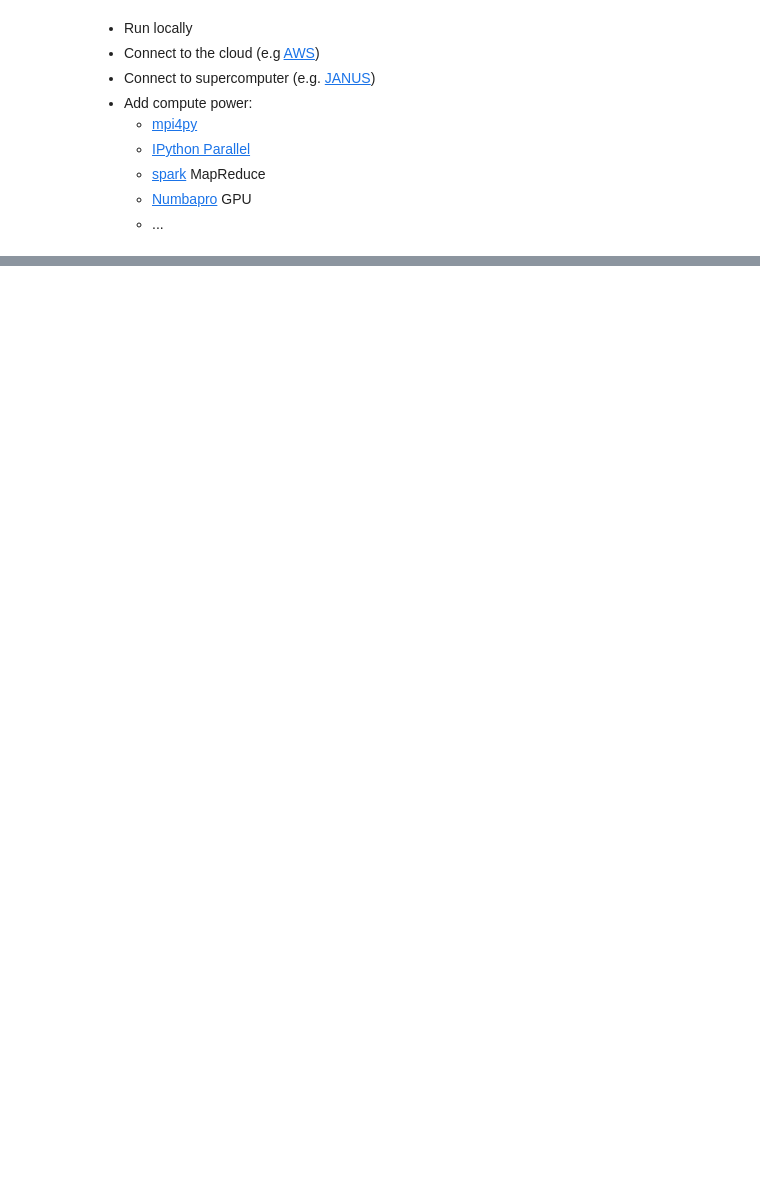
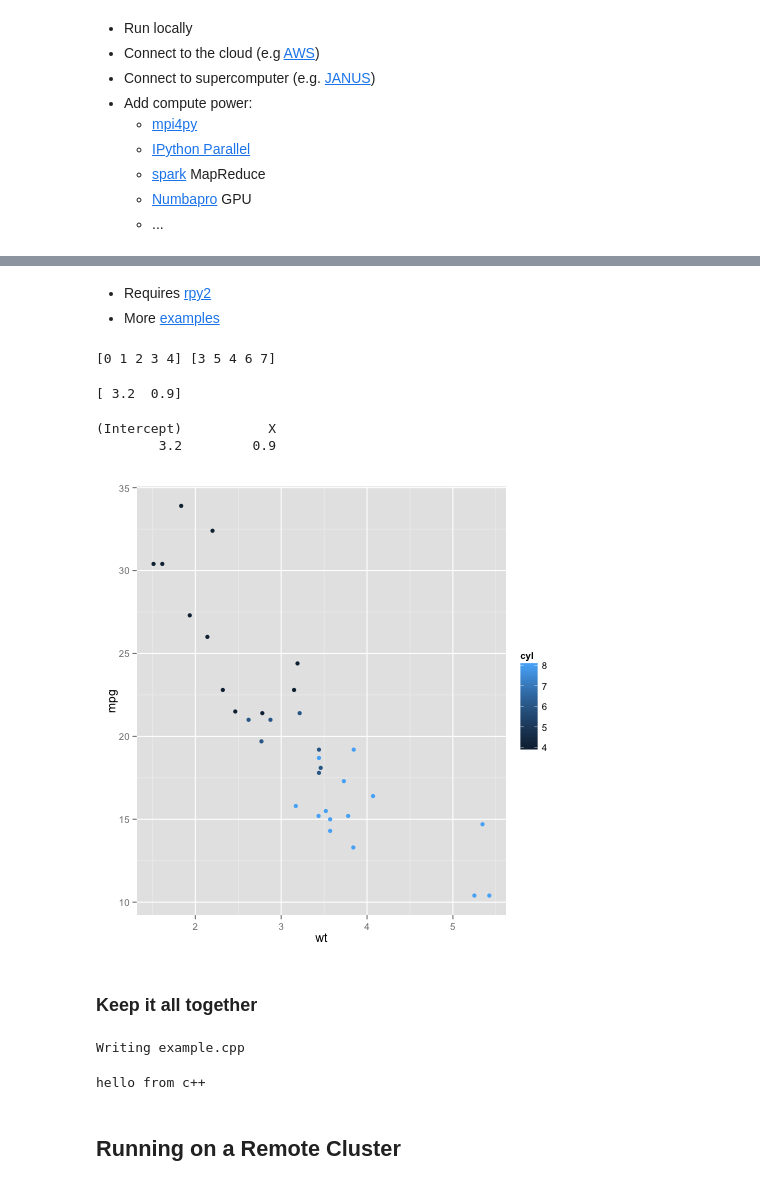
Before and after one commit to BenjaminBerhault/meetup_spring_2014, a Jupyter notebook: notebooks/lecture_17_notebook.ipynb, the cells around one changed output, grey strips where cells are left out. Cells and saved outputs as stored; diff of their text form; code cells hidden in the pictures; blank space fills up the shorter version.

```diff
--- a/notebooks/lecture_17_notebook.ipynb
+++ b/notebooks/lecture_17_notebook.ipynb
@@ -90,0 +211,3 @@ with open('lecture_17_notebook.ipynb','r') as infile:
+# %% [markdown]
+- Requires [rpy2](http://rpy.sourceforge.net/)
+- More [examples](http://nbviewer.ipython.org/github/ipython/ipython/blob/3607712653c66d63e0d7f13f073bde8c0f209ba8/docs/examples/notebooks/rmagic_extension.ipynb)
@@ -90,0 +217,46 @@ with open('lecture_17_notebook.ipynb','r') as infile:
+# %%
+X = np.array([0,1,2,3,4])
+Y = np.array([3,5,4,6,7])
+
+print X, Y
+# %% [output]
+[0 1 2 3 4] [3 5 4 6 7]
+# %%
+%Rpush X Y
+res = %R lm(Y~X)$coef
+print res
+# %% [output]
+[ 3.2  0.9]
+# %%
+%%R
+a = lm(Y~X)
+a$coef
+# %% [output]
+(Intercept)           X
+        3.2         0.9
+# %%
+%%R
+library(ggplot2)
+p <- ggplot( mtcars, aes( x = wt, y = mpg, color = cyl)) + geom_point()
+print(p)
+# %% [output]
+[figure, added]
+# %% [markdown]
+### Keep it all together
+# %%
+%%writefile example.cpp
+#include <iostream>
+
+int main(){
+    std::cout << "hello from c++" << std::endl;
+}
+# %% [output]
+Writing example.cpp
+# %%
+%%bash
+g++ example.cpp -o example
+./example
+# %% [output]
+hello from c++
+# %% [markdown]
+## Running on a Remote Cluster
```
Also changed, not shown: parts of 65 cells of this notebook.
